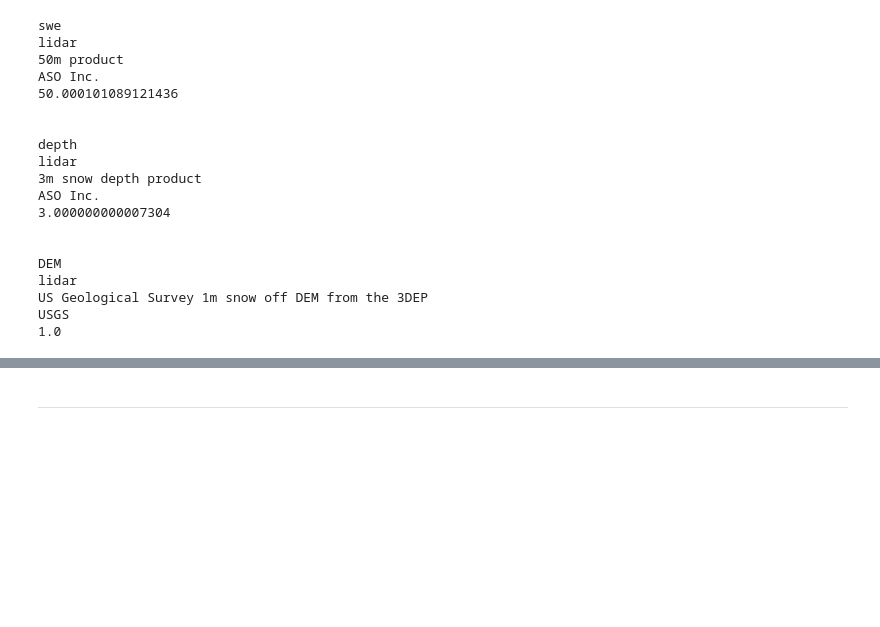
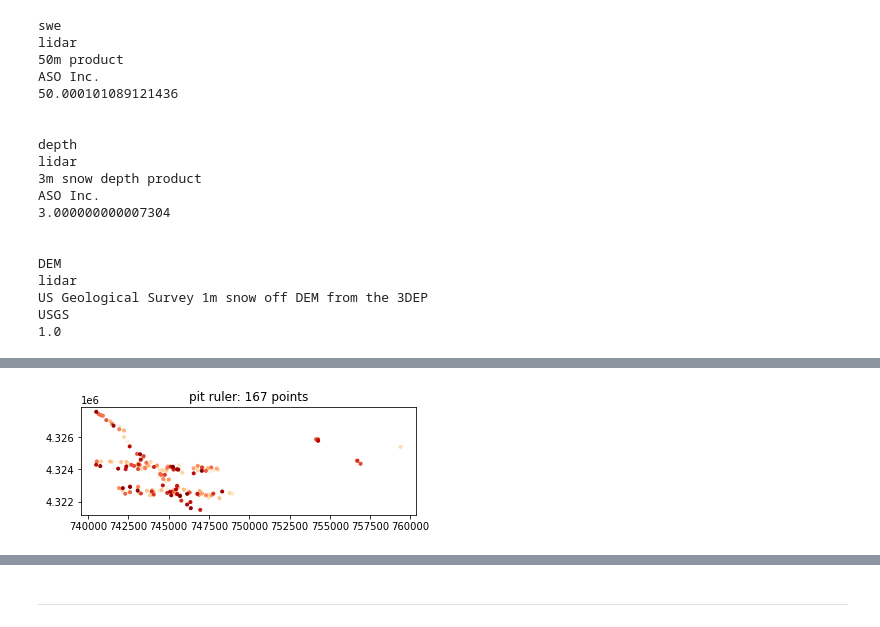
Before and after one commit to snowex-hackweek/integration_station, a Jupyter notebook: contributors/michelle/depths_and_dems.ipynb, the cells around one changed output, grey strips where cells are left out. Saved outputs shown, nothing was run; the diff lists cells and outputs as text; code cells hidden in the pictures; blank space fills up the shorter version.

```diff
--- a/contributors/michelle/depths_and_dems.ipynb
+++ b/contributors/michelle/depths_and_dems.ipynb
@@ -127,0 +192,10 @@ USGS
+# %%
+q = session.query(PointData).filter(
+    PointData.type == 'depth').filter(
+    PointData.instrument == 'pit ruler'
+)
+df = query_to_geopandas(q, engine)
+df.plot(marker='.', cmap='OrRd')
+plt.title(f'{df.loc[0].instrument}: {df.shape[0]} points');
+# %% [output]
+[figure, added]
```
Also changed, not shown: parts of 19 cells of this notebook.
